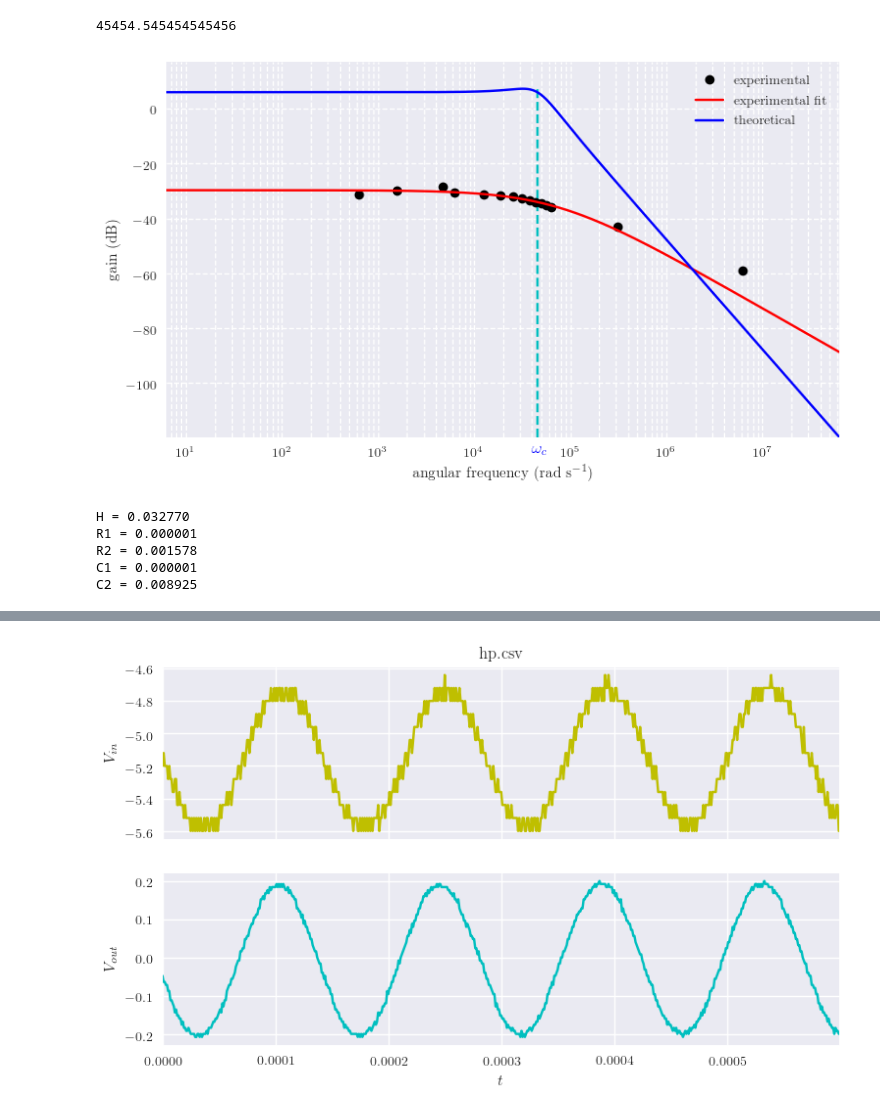
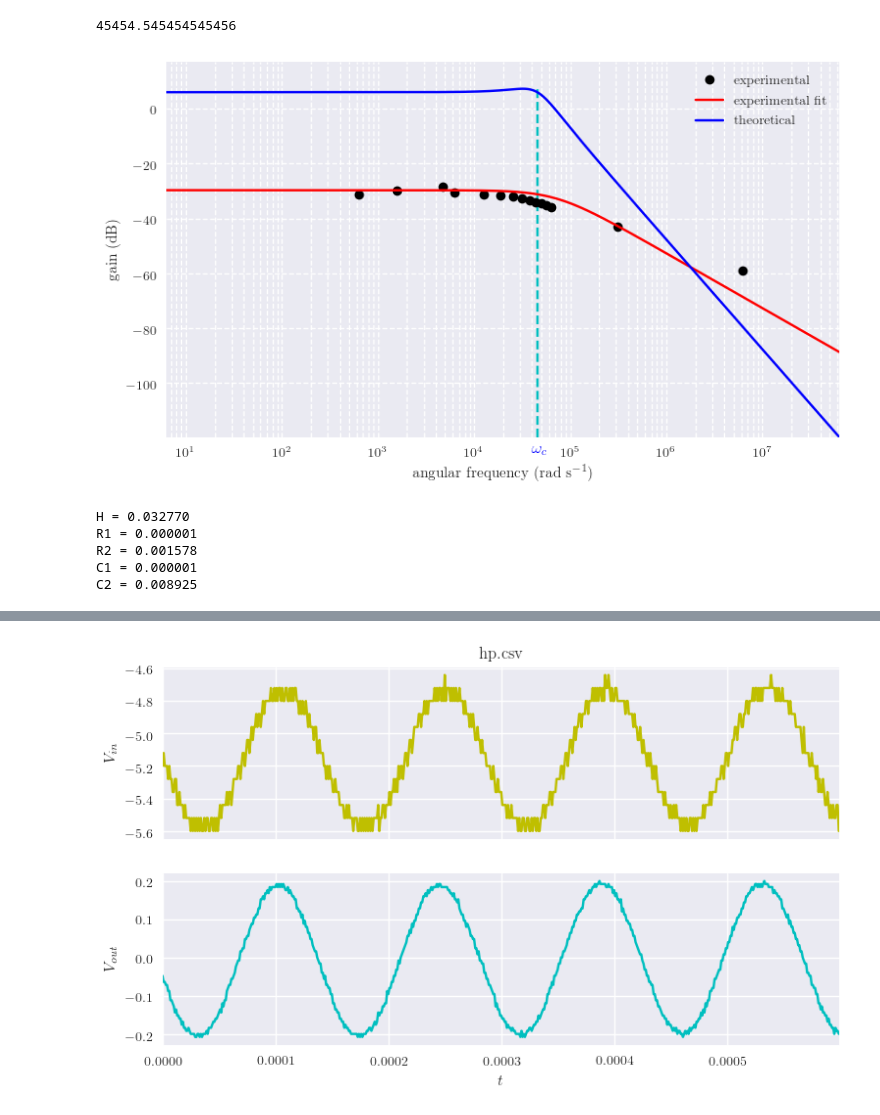
Before and after one commit to kvdomingo/AP185, a Jupyter notebook: E06/E06 data.ipynb, the cells around one changed output, grey strips where cells are left out. Saved outputs shown, nothing was run; the diff lists cells and outputs as text; code cells hidden in the pictures.

```diff
--- a/E06/E06 data.ipynb
+++ b/E06/E06 data.ipynb
@@ -45,33 +45,33 @@ f_cutoff(R, C)*2*np.pi
 # %%
 f, Vout = np.genfromtxt("sallenLP.txt", skip_header=1).T
 s = np.logspace(0, 7, 500, base=10)
 w = 2*np.pi*s
 A = 20*np.log10(abs(TransferSallenKeyLowPass(1j*w, H(R, R), R, R, C, C)))
 
 popt, pcov = opt.curve_fit(TransferSallenKeyLowPass, 2*np.pi*f, Vout/5, bounds=(1e-6, np.inf))
-Afit = 20*np.log10(abs(TransferSallenKeyLowPass(w, *popt)))
+Afit = 20*np.log10(abs(TransferSallenKeyLowPass(1j*w, *popt)))
 
 mp.plot(2*np.pi*f, 20*np.log10(Vout/5), "ko", label="experimental")
 mp.plot(w, Afit, "r-", label="experimental fit")
 mp.plot(w, A, "b", label="theoretical")
 mp.vlines(f_cutoff(R,C)*2*np.pi, A.min(), A.max(), color="c", linestyle="--")
 
 mp.xscale("log")
 mp.xlabel("angular frequency (rad s$^{-1}$)")
 mp.ylabel("gain (dB)")
 mp.grid(True, which="both", linestyle="--")
 mp.xlim(w.min(), w.max())
 mp.ylim(A.min(), A.max()+10)
 mp.legend()
 mp.text(f_cutoff(R,C)*2*np.pi - 6e3, -126, r"$\omega_c$", color="b")
 
-mp.savefig("SKLP.png", dpi=300, bbox_inches="tight")
+# mp.savefig("SKLP.png", dpi=300, bbox_inches="tight")
 mp.show()
 
 for i,p in enumerate(["H","R1","R2","C1", "C2"]):
     print("%s = %f" %(p, popt[i]))
 # %% [output]
-[figure, old version]
+[figure, new version]
 H = 0.032770
 R1 = 0.000001
 R2 = 0.001578
```
Also changed, not shown: parts of 4 cells of this notebook, 6 other files.
